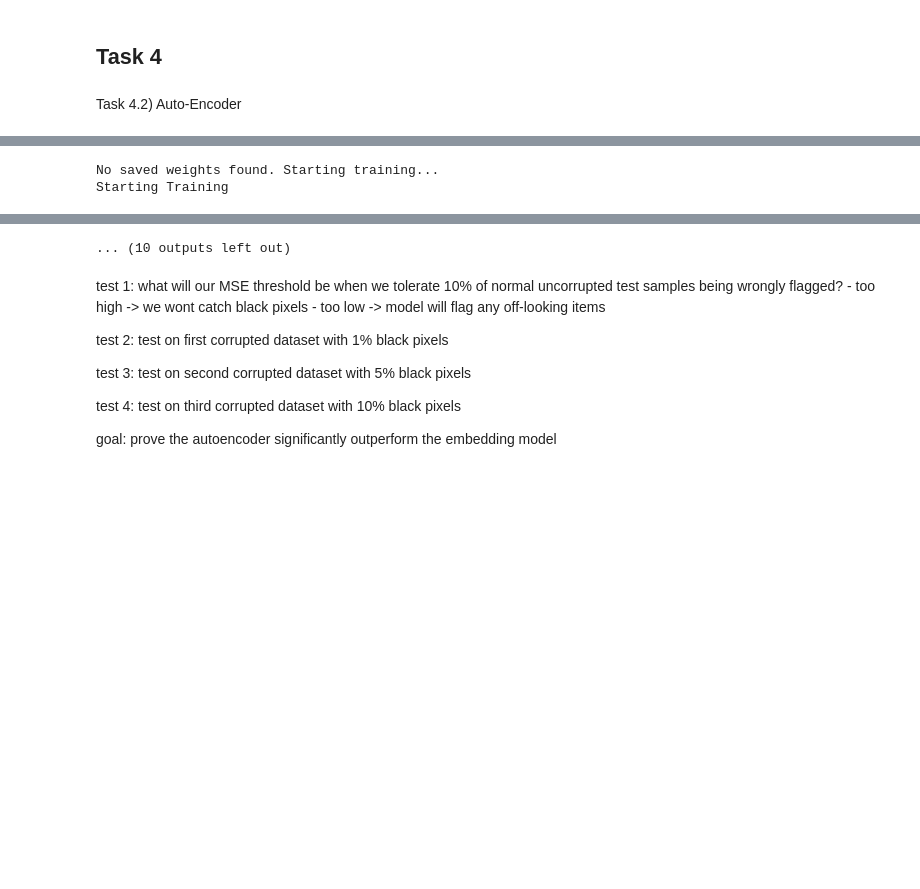
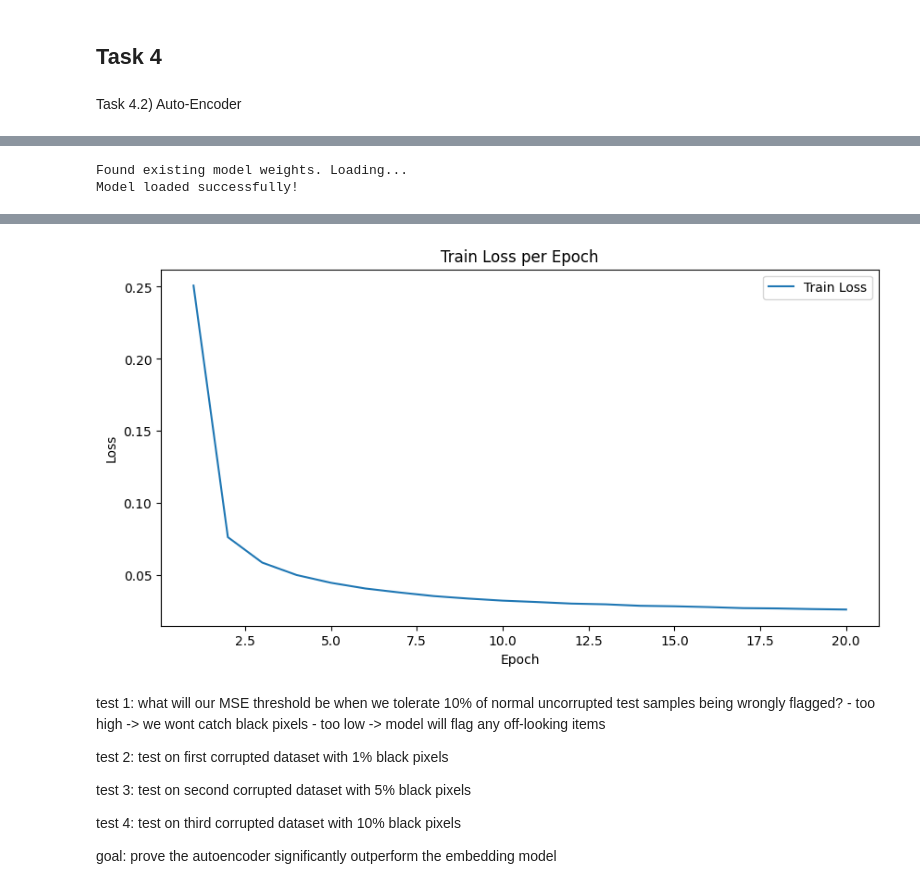
Before and after one commit to WouterFeijen/DL-Assignment-1, a Jupyter notebook: ass1_skeleton.ipynb, the cells around one changed output, grey strips where cells are left out. Drawn from its saved outputs; the diff is of its cells as text; code cells hidden in the pictures; blank space fills up the shorter version.

```diff
--- a/ass1_skeleton.ipynb
+++ b/ass1_skeleton.ipynb
@@ -1153,7 +1145,8 @@ ae = AutoEncoder(embedding_dim=EMBEDDING_DIM).to(device)
 criterion = F.mse_loss
 optimizer = torch.optim.Adam(ae.parameters(), lr=0.001)
 
-base_path = r"C:\Users\wfeij\Documents\Local Course Files\Deep Learning\DL Assignment 1"
+base_path = r"/home/wouterf/Documents/DS&AI Courses/DL/assignment-1"
+# base_path = r"C:\Users\wfeij\Documents\Local Course Files\Deep Learning\DL Assignment 1"
 ae_save_path = os.path.join(base_path,"autoencoder_weights.pth")
 
 if os.path.exists(ae_save_path):
@@ -1184,5 +1177,5 @@ else:
     # 21min 6.5s
 plot_loss_history(train_losses,None)
 # %% [output]
-No saved weights found. Starting training...
-Starting Training
+Found existing model weights. Loading...
+Model loaded successfully!
@@ -1200,4 +1182,4 @@ Epoch 11: Average loss: 0.03149575368430268
-... (10 outputs left out)
+[figure, added]
 # %% [markdown]
 test 1: what will our MSE threshold be when we tolerate 10% of normal uncorrupted test samples being wrongly flagged?
     - too high -> we wont catch black pixels
```
Also changed, not shown: parts of 13 cells of this notebook, 1 other file.
